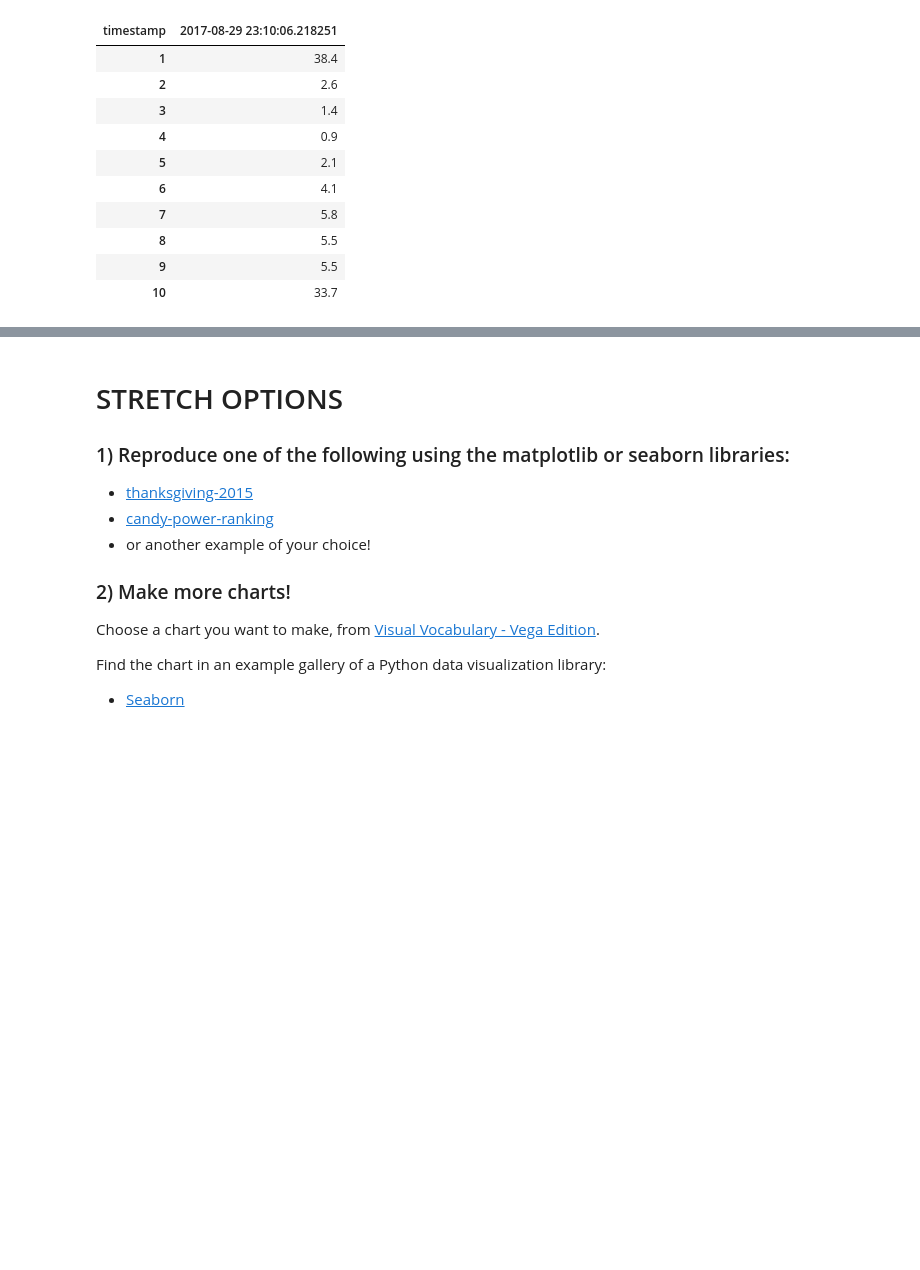
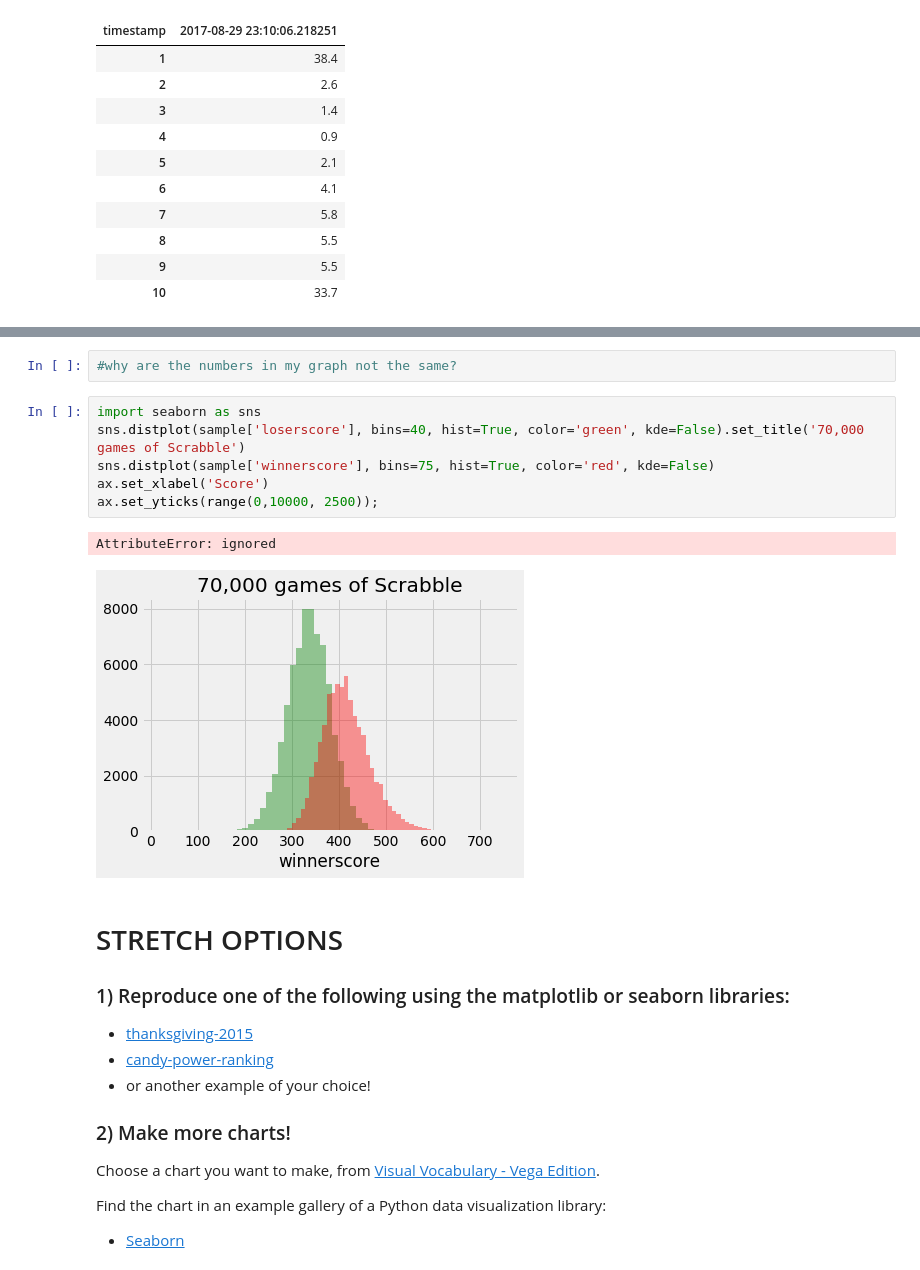
Before and after one commit to bloominstituteoftechnology/DS-Unit-1-Sprint-2-Data-Wrangling-and-Storytelling, a Jupyter notebook: Cai_Nowicki_Make_Explanatory_Visualizations_Assignment.ipynb, the cells around one changed output, grey strips where cells are left out. Drawn from its saved outputs; the diff is of its cells as text; blank space fills up the shorter version.

```diff
--- a/Cai_Nowicki_Make_Explanatory_Visualizations_Assignment.ipynb
+++ b/Cai_Nowicki_Make_Explanatory_Visualizations_Assignment.ipynb
@@ -332,3 +445,14 @@ display(example)
+# %%
+#why are the numbers in my graph not the same?
+# %%
+import seaborn as sns
+sns.distplot(sample['loserscore'], bins=40, hist=True, color='green', kde=False).set_title('70,000 games of Scrabble')
+sns.distplot(sample['winnerscore'], bins=75, hist=True, color='red', kde=False)
+ax.set_xlabel('Score')
+ax.set_yticks(range(0,10000, 2500));
+# %% [output]
+AttributeError: ignored
+[figure, added]
 # %% [markdown]
 # STRETCH OPTIONS
 
```
Also changed, not shown: parts of 17 cells of this notebook.
